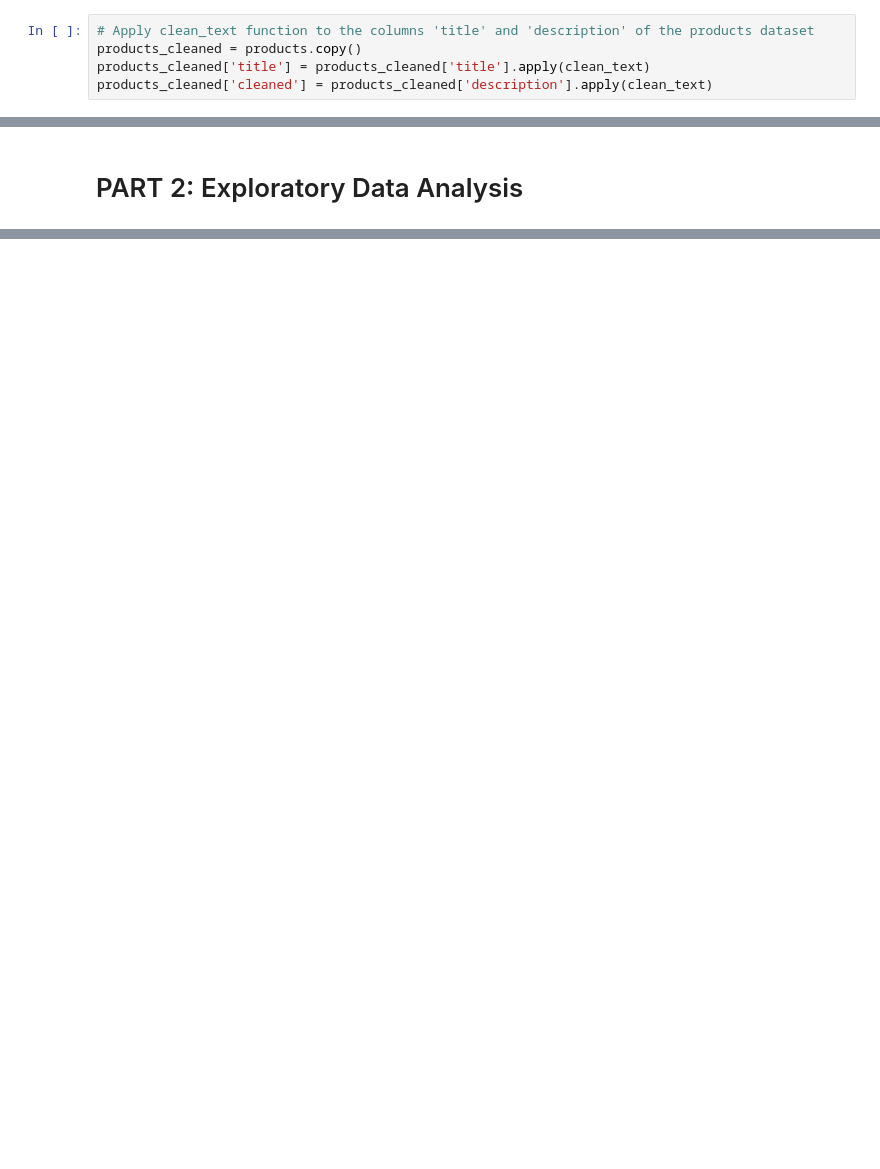
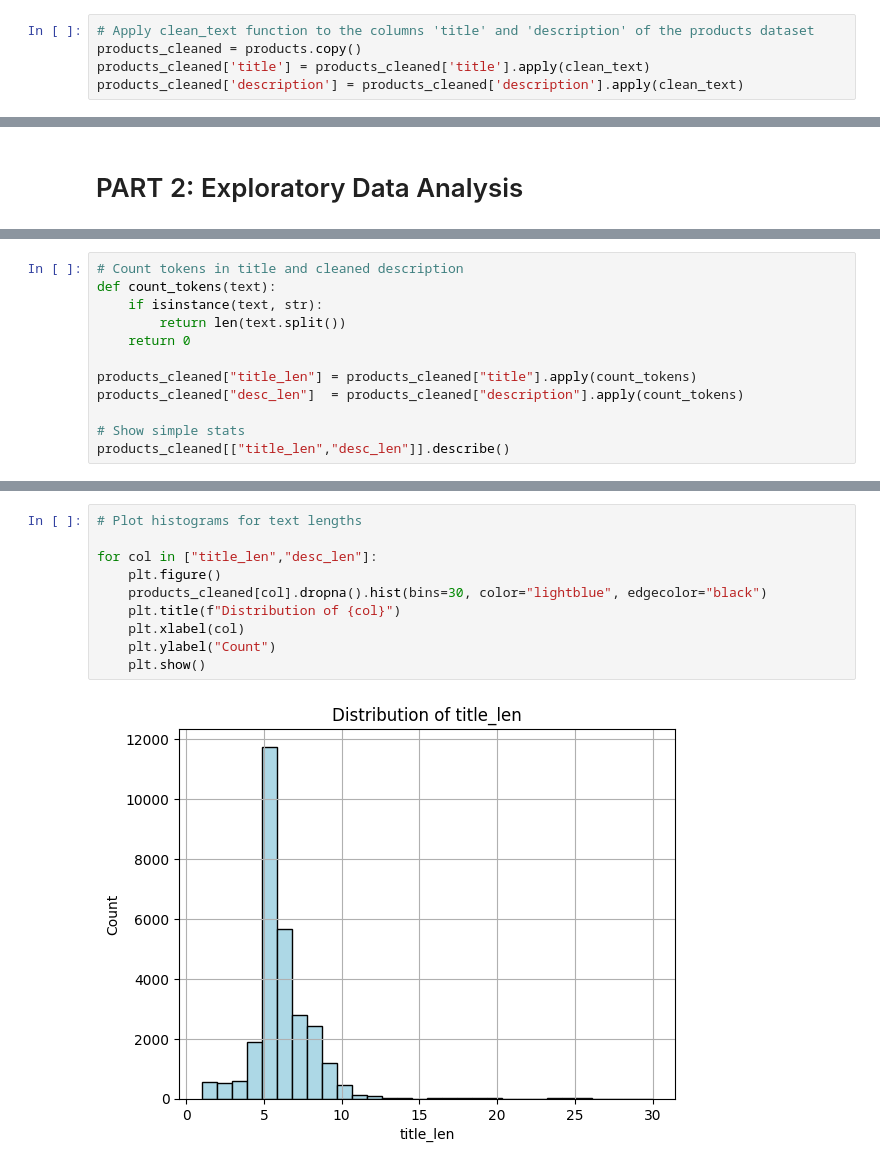
Before and after one commit to laxhoni/IRWA_Final_Project, a Jupyter notebook: project_progress/part_1/project_part_1.ipynb, the cells around one changed output, grey strips where cells are left out. Cells and saved outputs as stored; diff of their text form; blank space fills up the shorter version.

```diff
--- a/project_progress/part_1/project_part_1.ipynb
+++ b/project_progress/part_1/project_part_1.ipynb
@@ -62,7 +71,7 @@ def clean_text_without_stemming(text):
 # Apply clean_text function to the columns 'title' and 'description' of the products dataset
 products_cleaned = products.copy()
 products_cleaned['title'] = products_cleaned['title'].apply(clean_text)
-products_cleaned['cleaned'] = products_cleaned['description'].apply(clean_text)
+products_cleaned['description'] = products_cleaned['description'].apply(clean_text)
 # %%
 # Print title, cleaned_title, description, cleaned_description of the first 2 products
 for i in range(2):
@@ -313,0 +393,12 @@ display(products_cleaned[cols_to_show].head())
+# %%
+# Count tokens in title and cleaned description
+def count_tokens(text):
+    if isinstance(text, str):
+        return len(text.split())
+    return 0
+
+products_cleaned["title_len"] = products_cleaned["title"].apply(count_tokens)
+products_cleaned["desc_len"]  = products_cleaned["description"].apply(count_tokens)
+
+# Show simple stats
+products_cleaned[["title_len","desc_len"]].describe()
@@ -313,0 +415,12 @@ display(products_cleaned[cols_to_show].head())
+# %%
+# Plot histograms for text lengths
+
+for col in ["title_len","desc_len"]:
+    plt.figure()
+    products_cleaned[col].dropna().hist(bins=30, color="lightblue", edgecolor="black")
+    plt.title(f"Distribution of {col}")
+    plt.xlabel(col)
+    plt.ylabel("Count")
+    plt.show()
+# %% [output]
+[figure, added]
```
Also changed, not shown: parts of 25 cells of this notebook.
